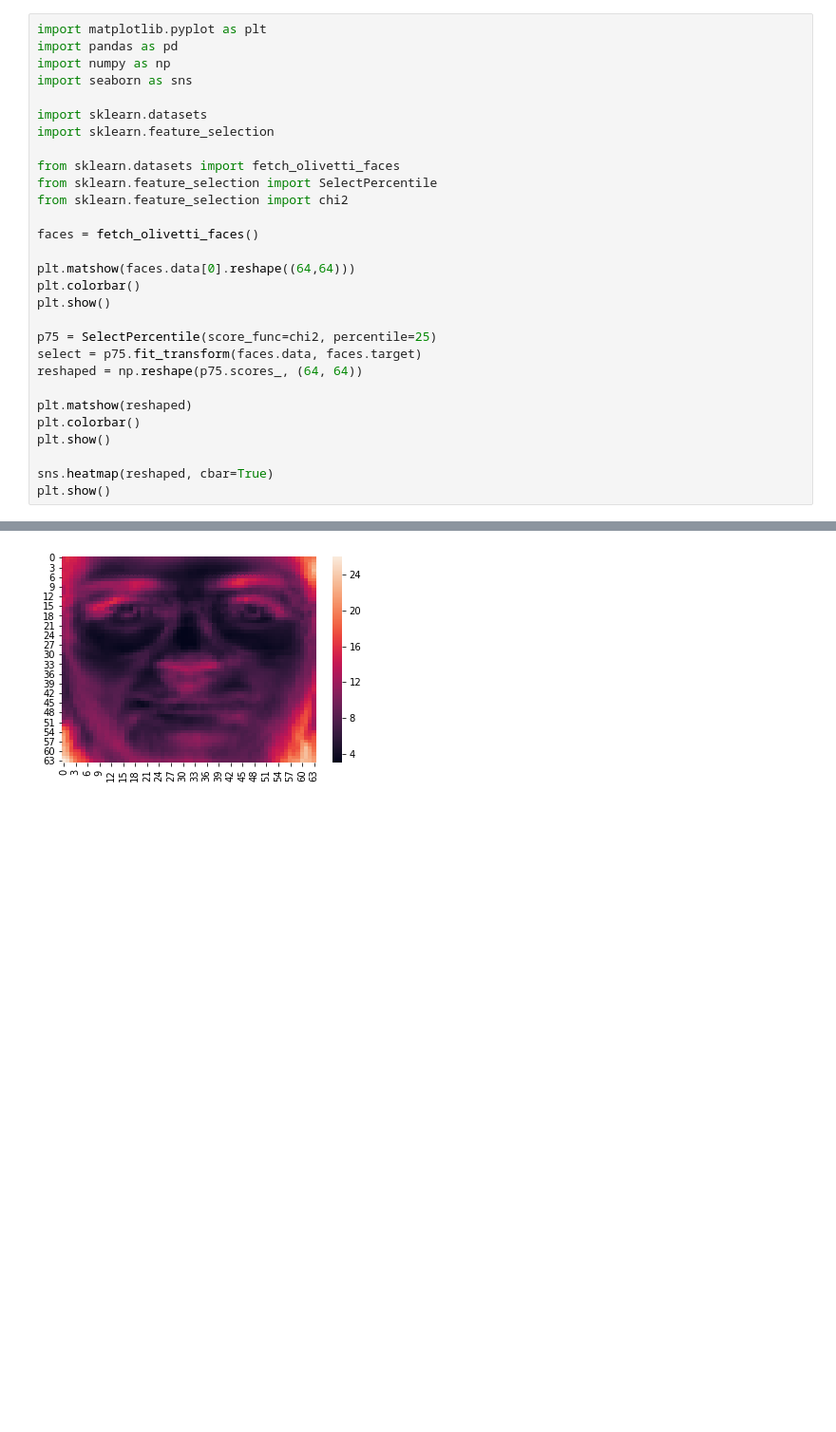
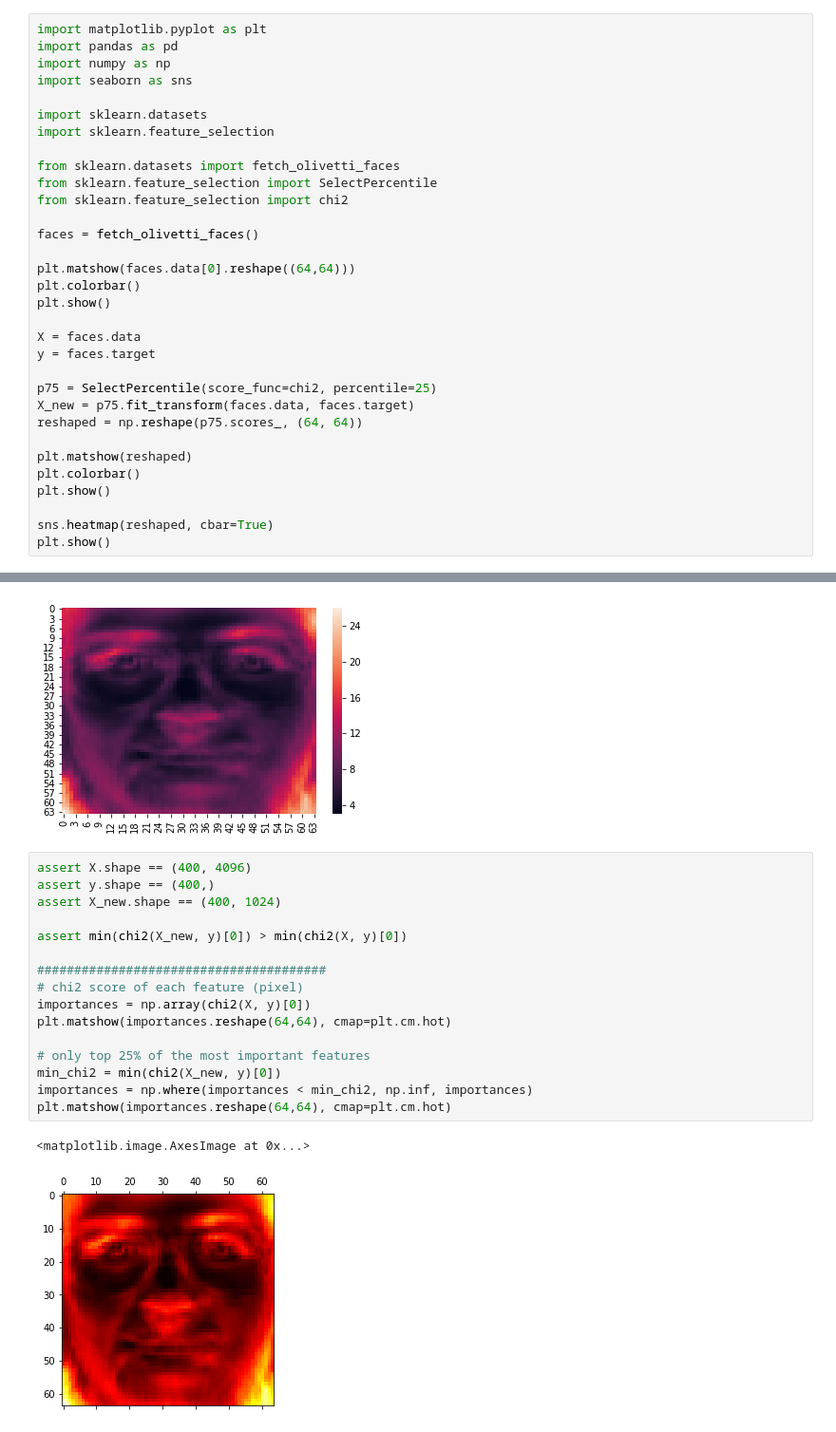
Before and after one commit to HussainAther/machinelearning, a Jupyter notebook: Wk10/Week10-assignment.ipynb, the cells around one changed output, grey strips where cells are left out. Shown: that part at 95% size. Saved outputs shown, nothing was run; the diff lists cells and outputs as text; blank space fills up the shorter version.

```diff
--- a/Wk10/Week10-assignment.ipynb
+++ b/Wk10/Week10-assignment.ipynb
@@ -22,8 +40,11 @@ plt.matshow(faces.data[0].reshape((64,64)))
 plt.colorbar()
 plt.show()
 
+X = faces.data
+y = faces.target
+
 p75 = SelectPercentile(score_func=chi2, percentile=25)
-select = p75.fit_transform(faces.data, faces.target)
+X_new = p75.fit_transform(faces.data, faces.target)
 reshaped = np.reshape(p75.scores_, (64, 64))
 
 plt.matshow(reshaped)
@@ -36,3 +57,22 @@ plt.show()
 [figure]
 [figure]
 [figure]
+# %%
+assert X.shape == (400, 4096)
+assert y.shape == (400,)
+assert X_new.shape == (400, 1024)
+
+assert min(chi2(X_new, y)[0]) > min(chi2(X, y)[0])
+
+#######################################
+# chi2 score of each feature (pixel)
+importances = np.array(chi2(X, y)[0])
+plt.matshow(importances.reshape(64,64), cmap=plt.cm.hot)
+
+# only top 25% of the most important features
+min_chi2 = min(chi2(X_new, y)[0])
+importances = np.where(importances < min_chi2, np.inf, importances)
+plt.matshow(importances.reshape(64,64), cmap=plt.cm.hot)
+# %% [output]
+<matplotlib.image.AxesImage at 0x...>
+[figure, added]
```
Also changed, not shown: parts of 16 cells of this notebook.
